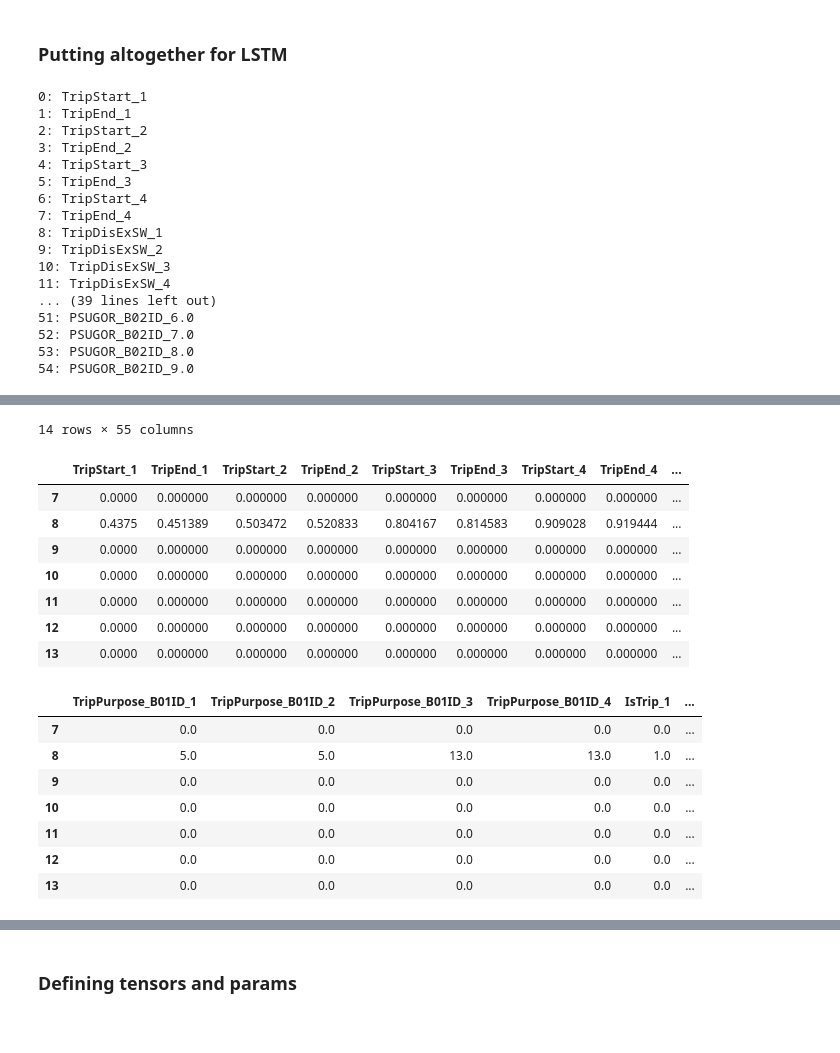
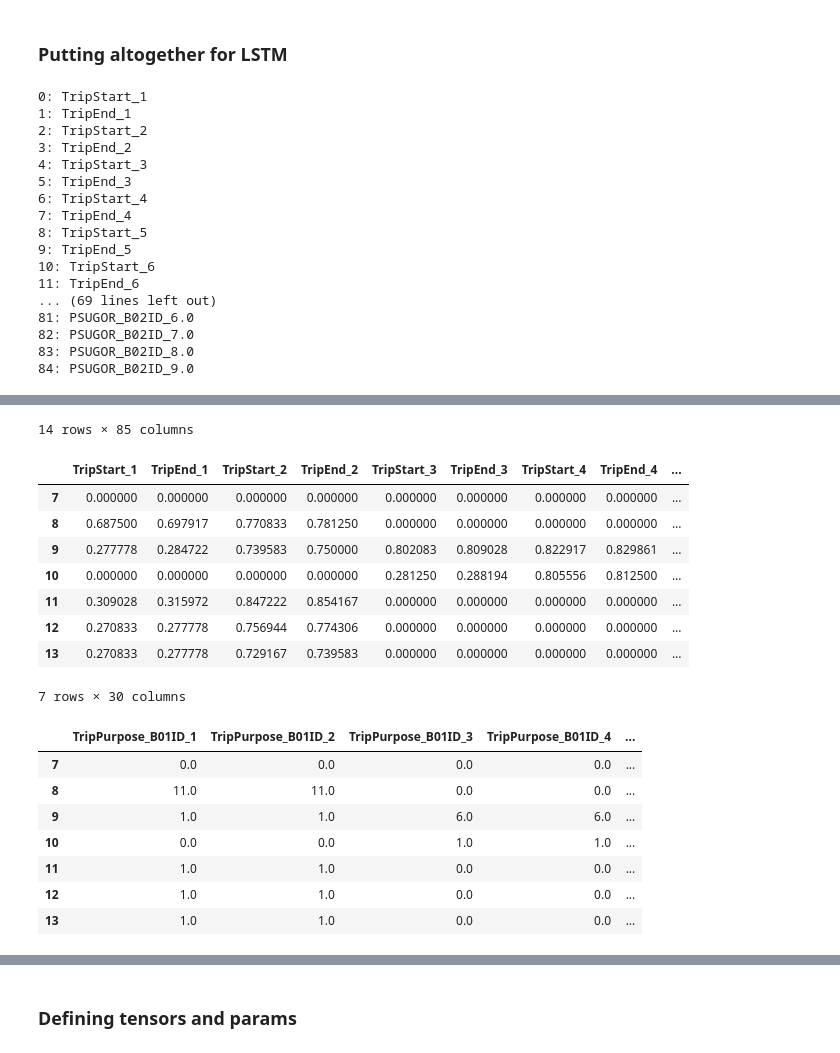
Before and after one commit to andriysinclair/GANS4MOBILITY, a Jupyter notebook: before_duration.ipynb, the cells around one changed output, grey strips where cells are left out. Drawn from its saved outputs; the diff is of its cells as text; code cells hidden in the pictures.

Commit message:
Checkpoint. Now I have something  that actually produces something reasonable I think. Just need to now transform it back into long...

```diff
--- a/before_duration.ipynb
+++ b/before_duration.ipynb
@@ -464,7 +464,7 @@ def prepare_data_for_LSTM(long_df, max_journey_seq, impute_missing_travel_weeks=
     else:
         return df
 # %%
-df = prepare_data_for_LSTM(long_df=ts_df2017, debug=True, max_journey_seq=4)
+df = prepare_data_for_LSTM(long_df=ts_df2017, debug=True, max_journey_seq=10)
 # %% [output]
 0: TripStart_1
 1: TripEnd_1
@@ -474,13 +474,13 @@ df = prepare_data_for_LSTM(long_df=ts_df2017, debug=True, max_journey_seq=4)
 5: TripEnd_3
 6: TripStart_4
 7: TripEnd_4
-8: TripDisExSW_1
-9: TripDisExSW_2
-10: TripDisExSW_3
-11: TripDisExSW_4
-... (39 lines left out)
-51: PSUGOR_B02ID_6.0
-52: PSUGOR_B02ID_7.0
-53: PSUGOR_B02ID_8.0
-54: PSUGOR_B02ID_9.0
+8: TripStart_5
+9: TripEnd_5
+10: TripStart_6
+11: TripEnd_6
+... (69 lines left out)
+81: PSUGOR_B02ID_6.0
+82: PSUGOR_B02ID_7.0
+83: PSUGOR_B02ID_8.0
+84: PSUGOR_B02ID_9.0
 |  | TripStart_1 | TripEnd_1 | TripStart_2 | TripEnd_2 | TripStart_3 | TripEnd_3 | TripStart_4 | TripEnd_4 | ... |
@@ -501,18 +501,19 @@ df = prepare_data_for_LSTM(long_df=ts_df2017, debug=True, max_journey_seq=4)
-14 rows × 55 columns
+14 rows × 85 columns
 |  | TripStart_1 | TripEnd_1 | TripStart_2 | TripEnd_2 | TripStart_3 | TripEnd_3 | TripStart_4 | TripEnd_4 | ... |
-| 7 | 0.0000 | 0.000000 | 0.000000 | 0.000000 | 0.000000 | 0.000000 | 0.000000 | 0.000000 | ... |
-| 8 | 0.4375 | 0.451389 | 0.503472 | 0.520833 | 0.804167 | 0.814583 | 0.909028 | 0.919444 | ... |
-| 9 | 0.0000 | 0.000000 | 0.000000 | 0.000000 | 0.000000 | 0.000000 | 0.000000 | 0.000000 | ... |
-| 10 | 0.0000 | 0.000000 | 0.000000 | 0.000000 | 0.000000 | 0.000000 | 0.000000 | 0.000000 | ... |
-| 11 | 0.0000 | 0.000000 | 0.000000 | 0.000000 | 0.000000 | 0.000000 | 0.000000 | 0.000000 | ... |
-| 12 | 0.0000 | 0.000000 | 0.000000 | 0.000000 | 0.000000 | 0.000000 | 0.000000 | 0.000000 | ... |
-| 13 | 0.0000 | 0.000000 | 0.000000 | 0.000000 | 0.000000 | 0.000000 | 0.000000 | 0.000000 | ... |
+| 7 | 0.000000 | 0.000000 | 0.000000 | 0.000000 | 0.000000 | 0.000000 | 0.000000 | 0.000000 | ... |
+| 8 | 0.687500 | 0.697917 | 0.770833 | 0.781250 | 0.000000 | 0.000000 | 0.000000 | 0.000000 | ... |
+| 9 | 0.277778 | 0.284722 | 0.739583 | 0.750000 | 0.802083 | 0.809028 | 0.822917 | 0.829861 | ... |
+| 10 | 0.000000 | 0.000000 | 0.000000 | 0.000000 | 0.281250 | 0.288194 | 0.805556 | 0.812500 | ... |
+| 11 | 0.309028 | 0.315972 | 0.847222 | 0.854167 | 0.000000 | 0.000000 | 0.000000 | 0.000000 | ... |
+| 12 | 0.270833 | 0.277778 | 0.756944 | 0.774306 | 0.000000 | 0.000000 | 0.000000 | 0.000000 | ... |
+| 13 | 0.270833 | 0.277778 | 0.729167 | 0.739583 | 0.000000 | 0.000000 | 0.000000 | 0.000000 | ... |
+7 rows × 30 columns
-|  | TripPurpose_B01ID_1 | TripPurpose_B01ID_2 | TripPurpose_B01ID_3 | TripPurpose_B01ID_4 | IsTrip_1 | ... |
-| 7 | 0.0 | 0.0 | 0.0 | 0.0 | 0.0 | ... |
-| 8 | 5.0 | 5.0 | 13.0 | 13.0 | 1.0 | ... |
-| 9 | 0.0 | 0.0 | 0.0 | 0.0 | 0.0 | ... |
-| 10 | 0.0 | 0.0 | 0.0 | 0.0 | 0.0 | ... |
-| 11 | 0.0 | 0.0 | 0.0 | 0.0 | 0.0 | ... |
-| 12 | 0.0 | 0.0 | 0.0 | 0.0 | 0.0 | ... |
-| 13 | 0.0 | 0.0 | 0.0 | 0.0 | 0.0 | ... |
+|  | TripPurpose_B01ID_1 | TripPurpose_B01ID_2 | TripPurpose_B01ID_3 | TripPurpose_B01ID_4 | ... |
+| 7 | 0.0 | 0.0 | 0.0 | 0.0 | ... |
+| 8 | 11.0 | 11.0 | 0.0 | 0.0 | ... |
+| 9 | 1.0 | 1.0 | 6.0 | 6.0 | ... |
+| 10 | 0.0 | 0.0 | 1.0 | 1.0 | ... |
+| 11 | 1.0 | 1.0 | 0.0 | 0.0 | ... |
+| 12 | 1.0 | 1.0 | 0.0 | 0.0 | ... |
+| 13 | 1.0 | 1.0 | 0.0 | 0.0 | ... |
 # %%
```
Also changed, not shown: parts of 16 cells of this notebook.
